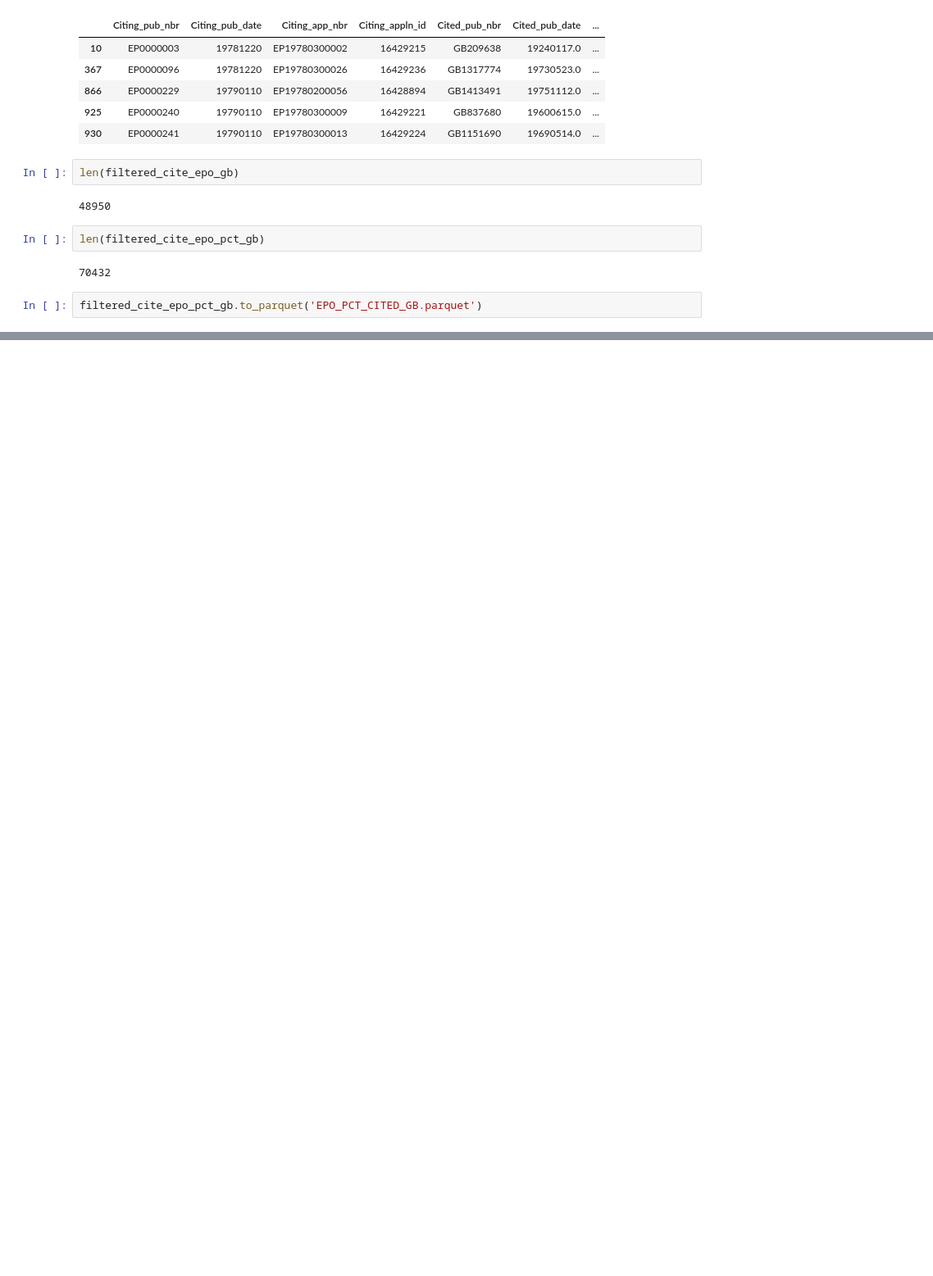
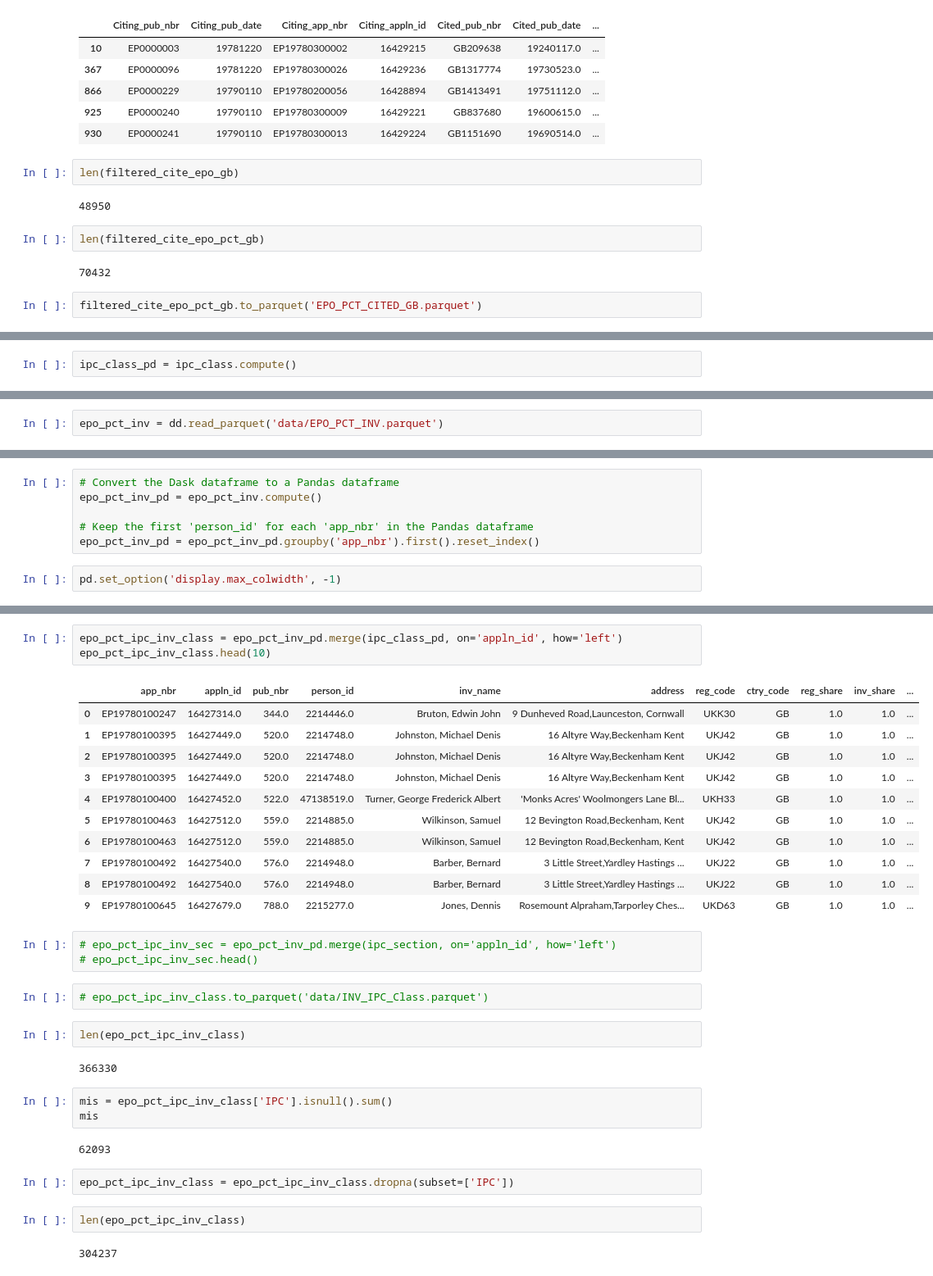
Before and after one commit to zhuoranliu22/dissertation, a Jupyter notebook: data_cleaning.ipynb, the cells around one changed output, grey strips where cells are left out. Shown at 82% size. Drawn from its saved outputs; the diff is of its cells as text; blank space fills up the shorter version.

```diff
--- a/data_cleaning.ipynb
+++ b/data_cleaning.ipynb
@@ -398,0 +473,2 @@ filtered_cite_epo_pct_gb.to_parquet('EPO_PCT_CITED_GB.parquet')
+# %%
+ipc_class_pd = ipc_class.compute()
@@ -398,0 +504,2 @@ filtered_cite_epo_pct_gb.to_parquet('EPO_PCT_CITED_GB.parquet')
+# %%
+epo_pct_inv = dd.read_parquet('data/EPO_PCT_INV.parquet')
@@ -398,0 +514,8 @@ filtered_cite_epo_pct_gb.to_parquet('EPO_PCT_CITED_GB.parquet')
+# %%
+# Convert the Dask dataframe to a Pandas dataframe
+epo_pct_inv_pd = epo_pct_inv.compute()
+
+# Keep the first 'person_id' for each 'app_nbr' in the Pandas dataframe
+epo_pct_inv_pd = epo_pct_inv_pd.groupby('app_nbr').first().reset_index()
+# %%
+pd.set_option('display.max_colwidth', -1)
@@ -398,0 +550,35 @@ filtered_cite_epo_pct_gb.to_parquet('EPO_PCT_CITED_GB.parquet')
+# %%
+epo_pct_ipc_inv_class = epo_pct_inv_pd.merge(ipc_class_pd, on='appln_id', how='left')
+epo_pct_ipc_inv_class.head(10)
+# %% [output]
+|  | app_nbr | appln_id | pub_nbr | person_id | inv_name | address | reg_code | ctry_code | reg_share | inv_share | ... |
+| 0 | EP19780100247 | 16427314.0 | 344.0 | 2214446.0 | Bruton, Edwin John | 9 Dunheved Road,Launceston, Cornwall | UKK30 | GB | 1.0 | 1.0 | ... |
+| 1 | EP19780100395 | 16427449.0 | 520.0 | 2214748.0 | Johnston, Michael Denis | 16 Altyre Way,Beckenham Kent | UKJ42 | GB | 1.0 | 1.0 | ... |
+| 2 | EP19780100395 | 16427449.0 | 520.0 | 2214748.0 | Johnston, Michael Denis | 16 Altyre Way,Beckenham Kent | UKJ42 | GB | 1.0 | 1.0 | ... |
+| 3 | EP19780100395 | 16427449.0 | 520.0 | 2214748.0 | Johnston, Michael Denis | 16 Altyre Way,Beckenham Kent | UKJ42 | GB | 1.0 | 1.0 | ... |
+| 4 | EP19780100400 | 16427452.0 | 522.0 | 47138519.0 | Turner, George Frederick Albert | 'Monks Acres' Woolmongers Lane Bl... | UKH33 | GB | 1.0 | 1.0 | ... |
+| 5 | EP19780100463 | 16427512.0 | 559.0 | 2214885.0 | Wilkinson, Samuel | 12 Bevington Road,Beckenham, Kent | UKJ42 | GB | 1.0 | 1.0 | ... |
+| 6 | EP19780100463 | 16427512.0 | 559.0 | 2214885.0 | Wilkinson, Samuel | 12 Bevington Road,Beckenham, Kent | UKJ42 | GB | 1.0 | 1.0 | ... |
+| 7 | EP19780100492 | 16427540.0 | 576.0 | 2214948.0 | Barber, Bernard | 3 Little Street,Yardley Hastings ... | UKJ22 | GB | 1.0 | 1.0 | ... |
+| 8 | EP19780100492 | 16427540.0 | 576.0 | 2214948.0 | Barber, Bernard | 3 Little Street,Yardley Hastings ... | UKJ22 | GB | 1.0 | 1.0 | ... |
+| 9 | EP19780100645 | 16427679.0 | 788.0 | 2215277.0 | Jones, Dennis | Rosemount Alpraham,Tarporley Ches... | UKD63 | GB | 1.0 | 1.0 | ... |
+# %%
+# epo_pct_ipc_inv_sec = epo_pct_inv_pd.merge(ipc_section, on='appln_id', how='left')
+# epo_pct_ipc_inv_sec.head()
+# %%
+# epo_pct_ipc_inv_class.to_parquet('data/INV_IPC_Class.parquet')
+# %%
+len(epo_pct_ipc_inv_class)
+# %% [output]
+366330
+# %%
+mis = epo_pct_ipc_inv_class['IPC'].isnull().sum()
+mis
+# %% [output]
+62093
+# %%
+epo_pct_ipc_inv_class = epo_pct_ipc_inv_class.dropna(subset=['IPC'])
+# %%
+len(epo_pct_ipc_inv_class)
+# %% [output]
+304237
```
Also changed, not shown: parts of 51 cells of this notebook, 4 other files.
